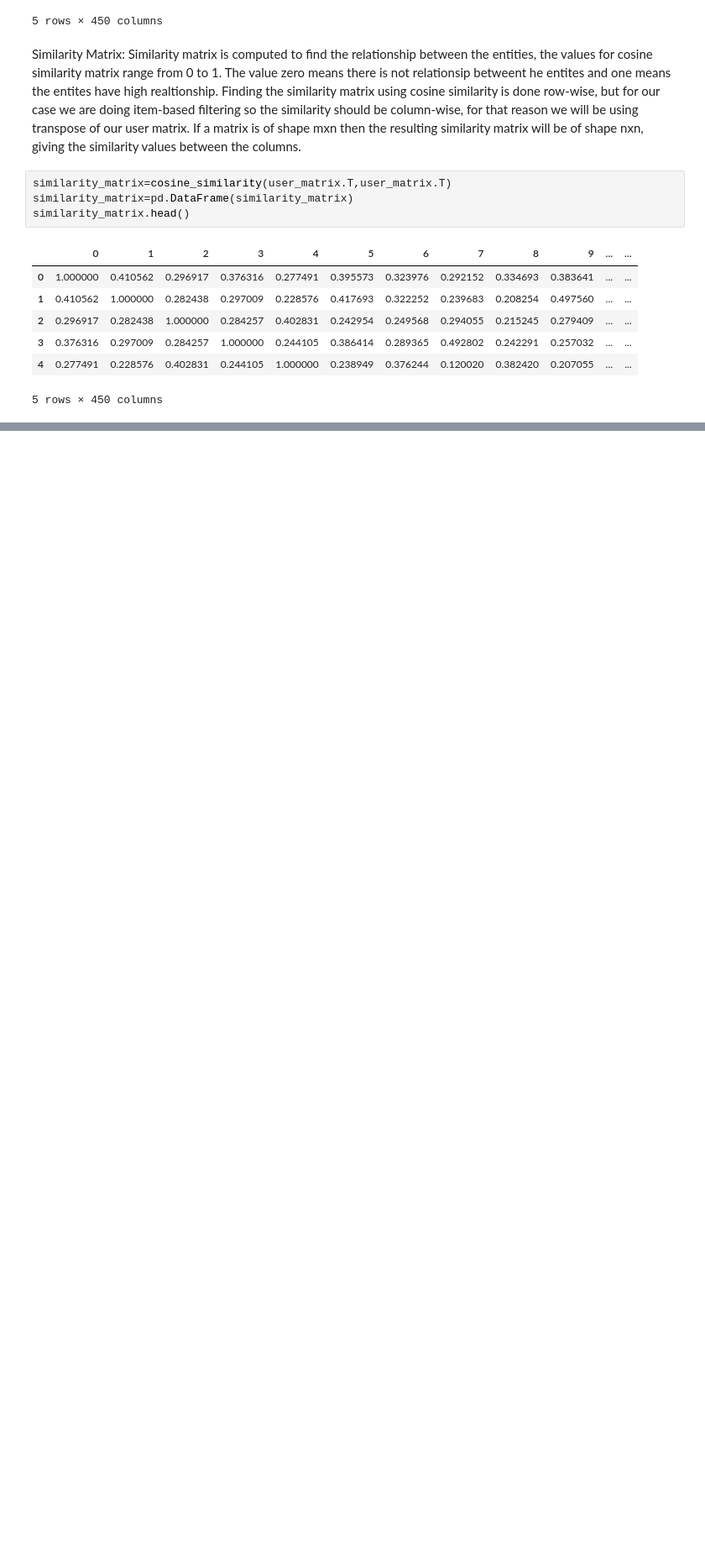
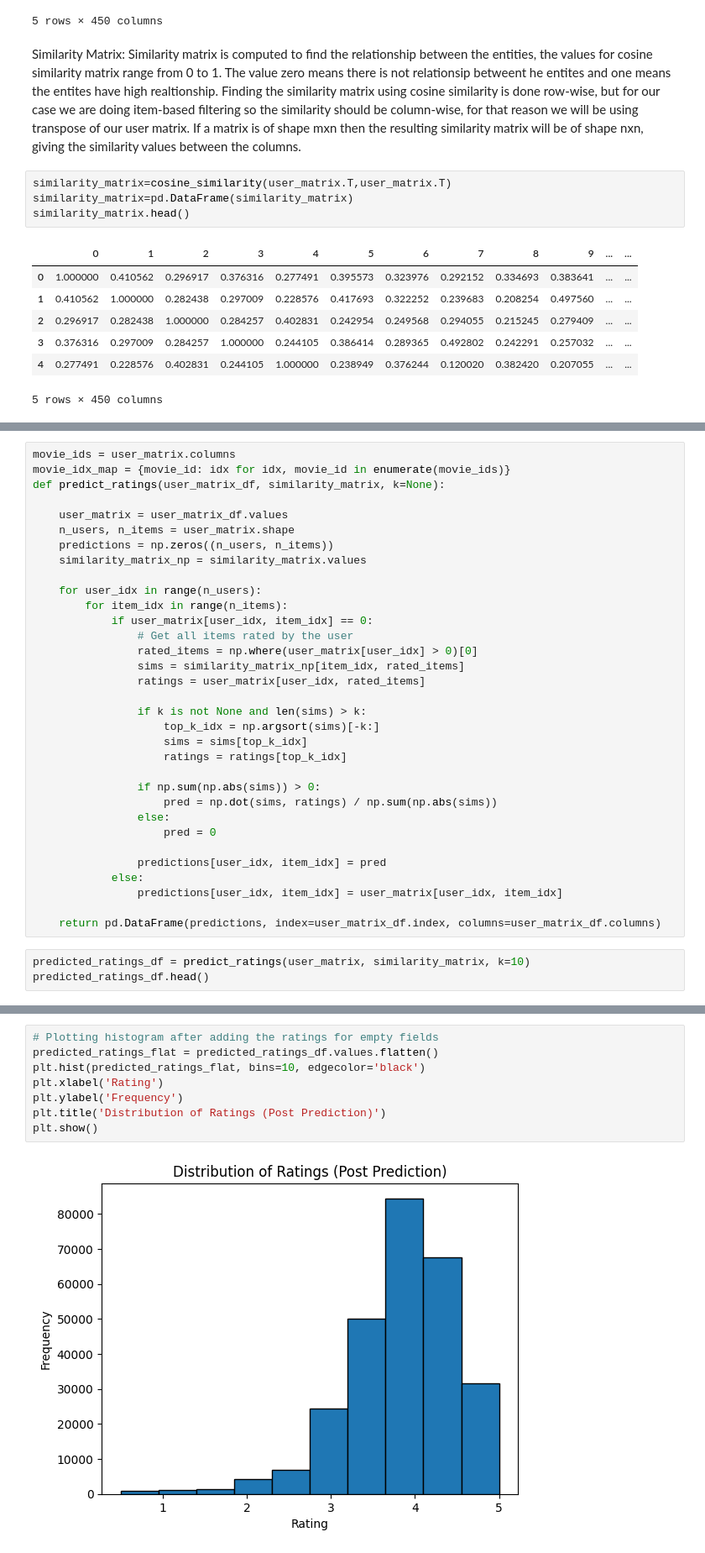
Before and after one commit to nirajGirase08/Recommender-System, a Jupyter notebook: Recommender.ipynb, the cells around one changed output, grey strips where cells are left out. Shown: that part at 84% size. Drawn from its saved outputs; the diff is of its cells as text; blank space fills up the shorter version.

Commit message:
added the logic for predicting the unrated data for users

```diff
--- a/Recommender.ipynb
+++ b/Recommender.ipynb
@@ -103,0 +107,36 @@ similarity_matrix.head()
+# %%
+movie_ids = user_matrix.columns
+movie_idx_map = {movie_id: idx for idx, movie_id in enumerate(movie_ids)}
+def predict_ratings(user_matrix_df, similarity_matrix, k=None):
+
+    user_matrix = user_matrix_df.values
+    n_users, n_items = user_matrix.shape
+    predictions = np.zeros((n_users, n_items))
+    similarity_matrix_np = similarity_matrix.values
+
+    for user_idx in range(n_users):
+        for item_idx in range(n_items):
+            if user_matrix[user_idx, item_idx] == 0:
+                # Get all items rated by the user
+                rated_items = np.where(user_matrix[user_idx] > 0)[0]
+                sims = similarity_matrix_np[item_idx, rated_items]
+                ratings = user_matrix[user_idx, rated_items]
+
+                if k is not None and len(sims) > k:
+                    top_k_idx = np.argsort(sims)[-k:]
+                    sims = sims[top_k_idx]
+                    ratings = ratings[top_k_idx]
+
+                if np.sum(np.abs(sims)) > 0:
+                    pred = np.dot(sims, ratings) / np.sum(np.abs(sims))
+                else:
+                    pred = 0
+
+                predictions[user_idx, item_idx] = pred
+            else:
+                predictions[user_idx, item_idx] = user_matrix[user_idx, item_idx]
+
+    return pd.DataFrame(predictions, index=user_matrix_df.index, columns=user_matrix_df.columns)
+# %%
+predicted_ratings_df = predict_ratings(user_matrix, similarity_matrix, k=10)
+predicted_ratings_df.head()
@@ -103,0 +152,10 @@ similarity_matrix.head()
+# %%
+# Plotting histogram after adding the ratings for empty fields
+predicted_ratings_flat = predicted_ratings_df.values.flatten()
+plt.hist(predicted_ratings_flat, bins=10, edgecolor='black')
+plt.xlabel('Rating')
+plt.ylabel('Frequency')
+plt.title('Distribution of Ratings (Post Prediction)')
+plt.show()
+# %% [output]
+[figure, added]
```
Also changed, not shown: parts of 3 cells of this notebook.
